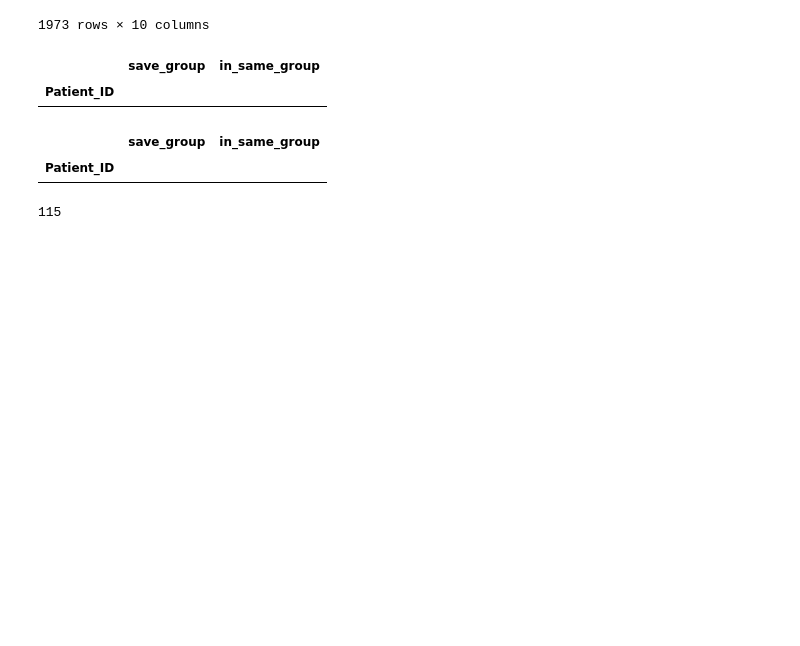
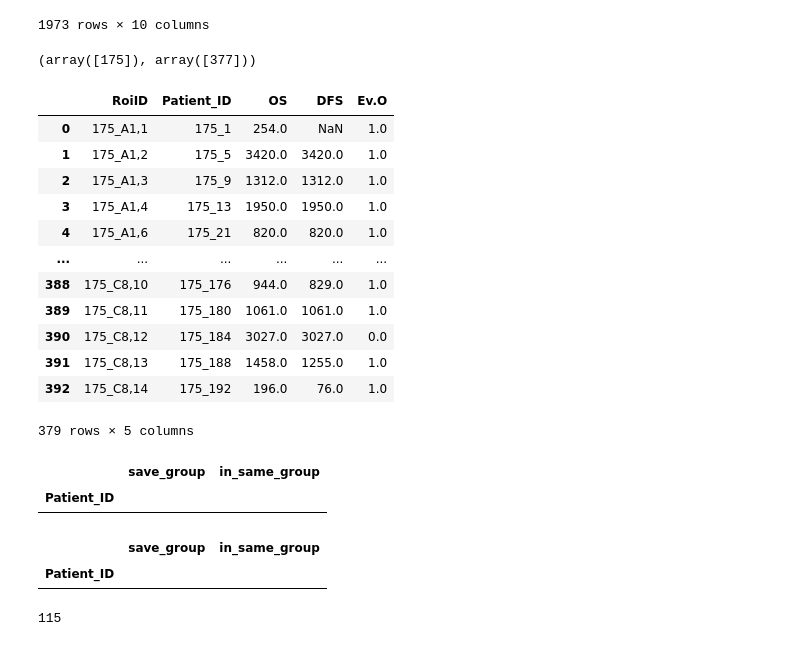
Before and after one commit to QBRC/multiTAP, a Jupyter notebook: notebooks/survival-analysis.ipynb, the cells around one changed output. Saved outputs shown, nothing was run; the diff lists cells and outputs as text; code cells hidden in the pictures; blank space fills up the shorter version.

```diff
--- a/notebooks/survival-analysis.ipynb
+++ b/notebooks/survival-analysis.ipynb
@@ -369,7 +444,7 @@ pt_subset = pt_clinical_data[['RoiID','Patient_ID', 'OS', 'DFS', 'Ev.O']]
 # pt_subset['OS_one_Year'] = pt_subset['OS'] > 365
 
 # first exclude control from analysis
-# pt_subset = pt_subset[pt_subset['Patient_ID'] != 'Control']
+pt_subset = pt_subset[pt_subset['Patient_ID'] != 'Control']
 pt_subset
 # %% [output]
 |  | RoiID | Patient_ID | OS | DFS | Ev.O |
@@ -447,6 +517,30 @@ pt_id_savegroup
 | 1971 | NSCLC_ALL | 175_C_C8_13 | /project/Xie_Lab/zgu/xiao_multipl... | 175 | 175_C8,13 | 175_C8,13 | 175_188 | 1458.0 | 1255.0 | ... |
 | 1972 | NSCLC_ALL | 175_C_C8_14 | /project/Xie_Lab/zgu/xiao_multipl... | 175 | 175_C8,14 | 175_C8,14 | 175_192 | 196.0 | 76.0 | ... |
 1973 rows × 10 columns
+# %%
+temp = pt_id_savegroup[pt_id_savegroup['RoiID'].str.startswith('175_')]
+np.unique(temp['save_group'], return_counts=True)
+# %% [output]
+(array([175]), array([377]))
+# %%
+pt_subset[
+    pt_subset['RoiID'].str.startswith('175_') &
+    pt_subset['Patient_ID'].str.startswith('175_')
+]
+# %% [output]
+|  | RoiID | Patient_ID | OS | DFS | Ev.O |
+| 0 | 175_A1,1 | 175_1 | 254.0 | NaN | 1.0 |
+| 1 | 175_A1,2 | 175_5 | 3420.0 | 3420.0 | 1.0 |
+| 2 | 175_A1,3 | 175_9 | 1312.0 | 1312.0 | 1.0 |
+| 3 | 175_A1,4 | 175_13 | 1950.0 | 1950.0 | 1.0 |
+| 4 | 175_A1,6 | 175_21 | 820.0 | 820.0 | 1.0 |
+| ... | ... | ... | ... | ... | ... |
+| 388 | 175_C8,10 | 175_176 | 944.0 | 829.0 | 1.0 |
+| 389 | 175_C8,11 | 175_180 | 1061.0 | 1061.0 | 1.0 |
+| 390 | 175_C8,12 | 175_184 | 3027.0 | 3027.0 | 0.0 |
+| 391 | 175_C8,13 | 175_188 | 1458.0 | 1255.0 | 1.0 |
+| 392 | 175_C8,14 | 175_192 | 196.0 | 76.0 | 1.0 |
+379 rows × 5 columns
 # %%
 test_group = pt_id_savegroup[pt_id_savegroup['save_group']==6]
 consistency_df = test_group.groupby('Patient_ID')[['save_group']].nunique()
```
Also changed, not shown: parts of 11 cells of this notebook, 2 other files.
